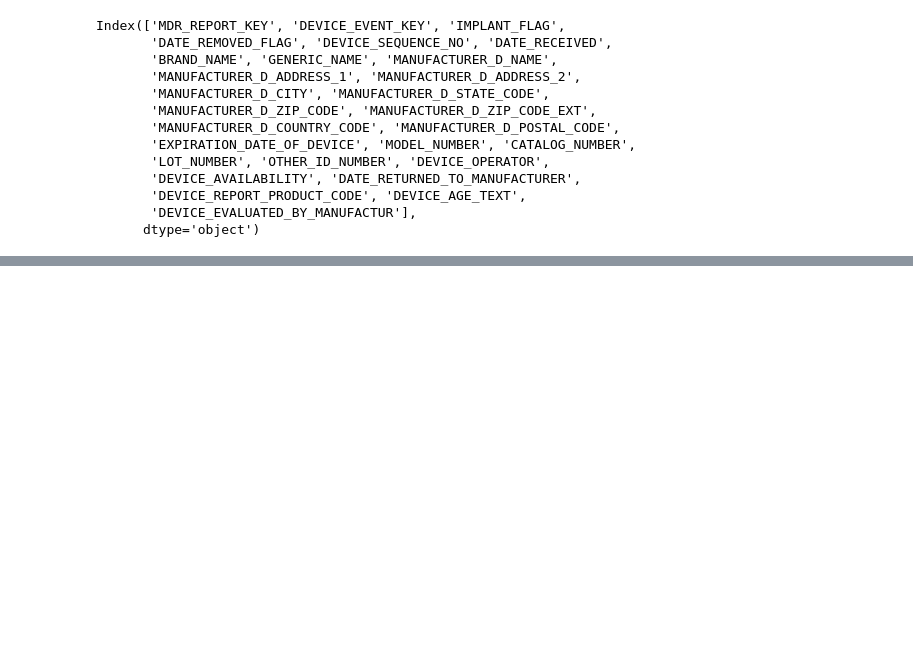
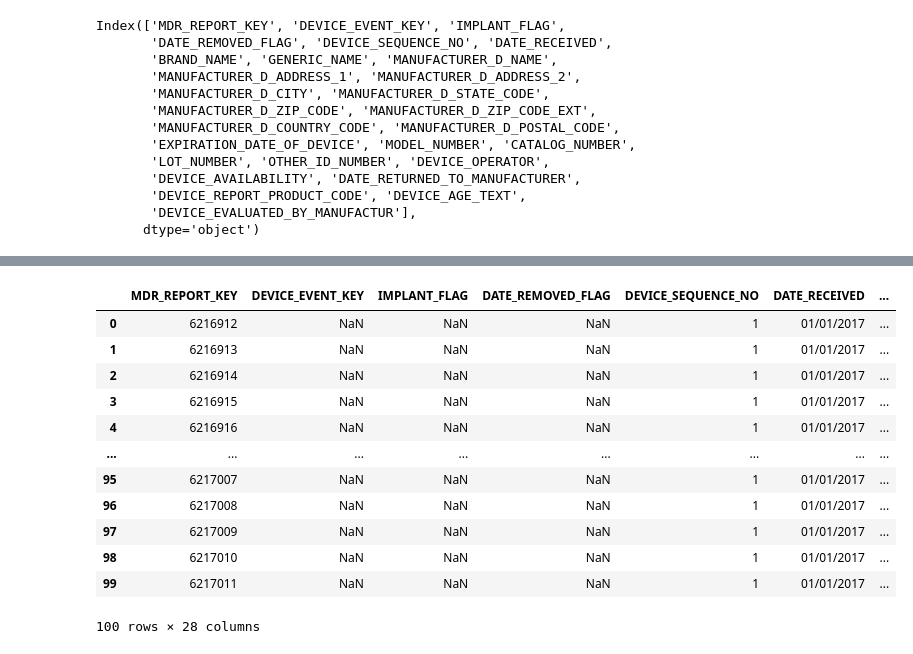
Before and after one commit to datawolf19/MAUDE, a Jupyter notebook: MDR Data.ipynb, the cells around one changed output, grey strips where cells are left out. Drawn from its saved outputs; the diff is of its cells as text; code cells hidden in the pictures; blank space fills up the shorter version.

```diff
--- a/MDR Data.ipynb
+++ b/MDR Data.ipynb
@@ -106,0 +239,16 @@ ls
+# %%
+df.head(100)
+# %% [output]
+|  | MDR_REPORT_KEY | DEVICE_EVENT_KEY | IMPLANT_FLAG | DATE_REMOVED_FLAG | DEVICE_SEQUENCE_NO | DATE_RECEIVED | ... |
+| 0 | 6216912 | NaN | NaN | NaN | 1 | 01/01/2017 | ... |
+| 1 | 6216913 | NaN | NaN | NaN | 1 | 01/01/2017 | ... |
+| 2 | 6216914 | NaN | NaN | NaN | 1 | 01/01/2017 | ... |
+| 3 | 6216915 | NaN | NaN | NaN | 1 | 01/01/2017 | ... |
+| 4 | 6216916 | NaN | NaN | NaN | 1 | 01/01/2017 | ... |
+| ... | ... | ... | ... | ... | ... | ... | ... |
+| 95 | 6217007 | NaN | NaN | NaN | 1 | 01/01/2017 | ... |
+| 96 | 6217008 | NaN | NaN | NaN | 1 | 01/01/2017 | ... |
+| 97 | 6217009 | NaN | NaN | NaN | 1 | 01/01/2017 | ... |
+| 98 | 6217010 | NaN | NaN | NaN | 1 | 01/01/2017 | ... |
+| 99 | 6217011 | NaN | NaN | NaN | 1 | 01/01/2017 | ... |
+100 rows × 28 columns
```
Also changed, not shown: parts of 27 cells of this notebook.
